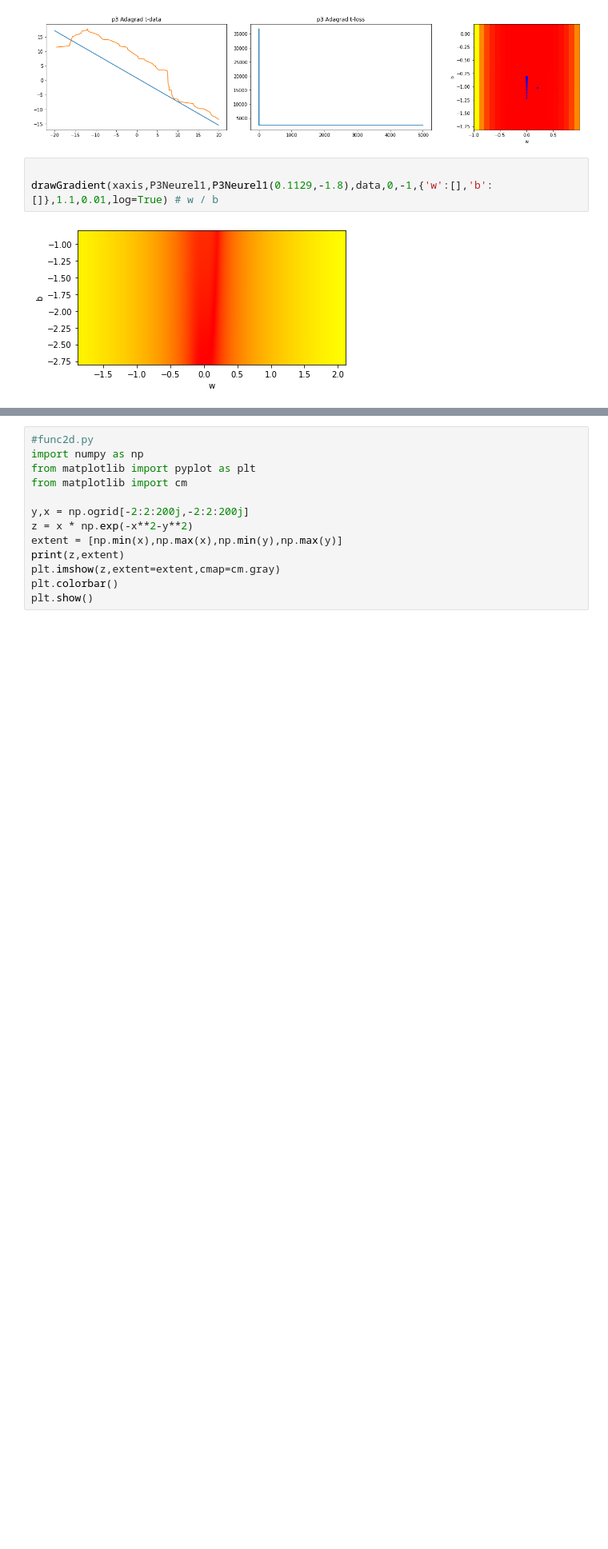
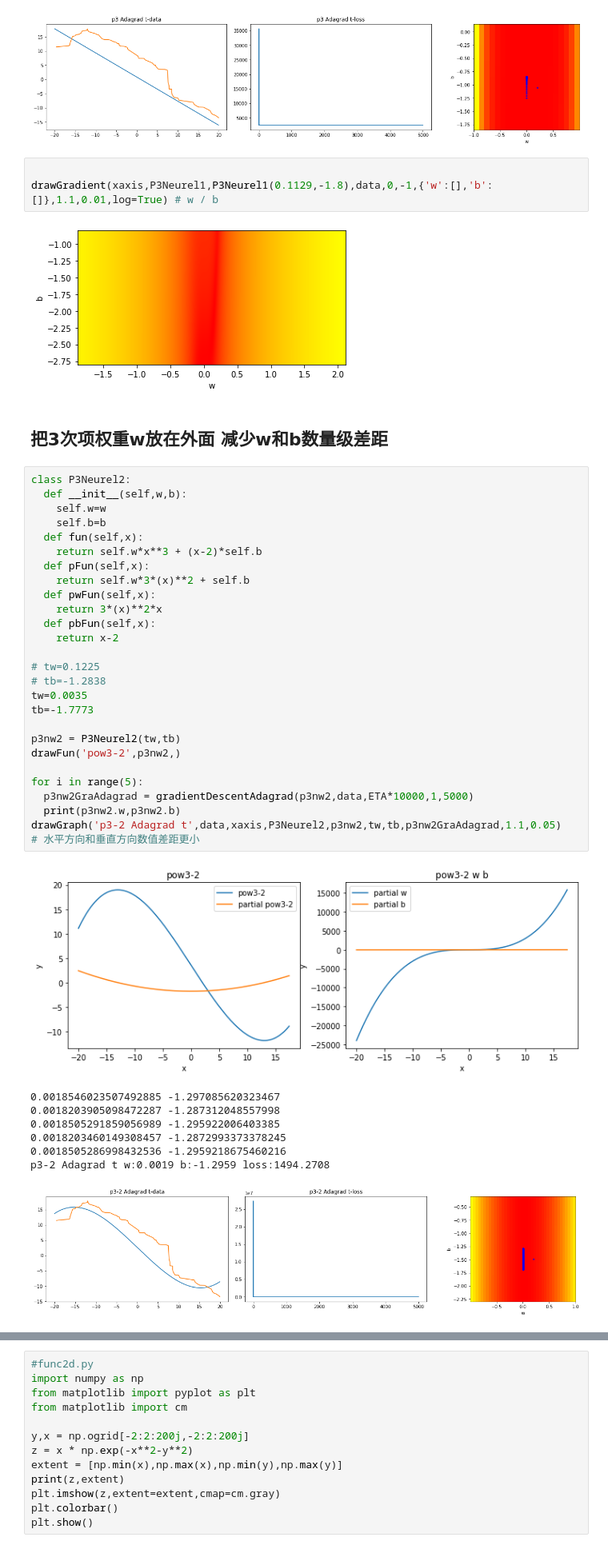
Before and after one commit to thetime50/colab-notebook, a Jupyter notebook: machine-learning/gradient_descent.ipynb, the cells around one changed output, grey strips where cells are left out. Shown at 80% size. Saved outputs shown, nothing was run; the diff lists cells and outputs as text; blank space fills up the shorter version.

```diff
--- a/machine-learning/gradient_descent.ipynb
+++ b/machine-learning/gradient_descent.ipynb
@@ -372,3 +397,41 @@ p3 Adagrad t w:-0.0001 b:-0.8173 loss:2527.9253
 drawGradient(xaxis,P3Neurel1,P3Neurel1(0.1129,-1.8),data,0,-1,{'w':[],'b':[]},1.1,0.01,log=True) # w / b
 # %% [output]
 [figure]
+# %% [markdown]
+## 把3次项权重w放在外面 减少w和b数量级差距
+# %%
+class P3Neurel2:
+  def __init__(self,w,b):
+    self.w=w
+    self.b=b
+  def fun(self,x):
+    return self.w*x**3 + (x-2)*self.b
+  def pFun(self,x):
+    return self.w*3*(x)**2 + self.b
+  def pwFun(self,x):
+    return 3*(x)**2*x
+  def pbFun(self,x):
+    return x-2
+
+# tw=0.1225
+# tb=-1.2838
+tw=0.0035
+tb=-1.7773
+
+p3nw2 = P3Neurel2(tw,tb)
+drawFun('pow3-2',p3nw2,)
+
+for i in range(5):
+  p3nw2GraAdagrad = gradientDescentAdagrad(p3nw2,data,ETA*10000,1,5000)
+  print(p3nw2.w,p3nw2.b)
+drawGraph('p3-2 Adagrad t',data,xaxis,P3Neurel2,p3nw2,tw,tb,p3nw2GraAdagrad,1.1,0.05)
+# 水平方向和垂直方向数值差距更小
+# %% [output]
+[figure, added]
+0.0018546023507492885 -1.297085620323467
+0.0018203905098472287 -1.287312048557998
+0.0018505291859056989 -1.295922006403385
+0.0018203460149308457 -1.2872993373378245
+0.0018505286998432536 -1.2959218675460216
+p3-2 Adagrad t w:0.0019 b:-1.2959 loss:1494.2708
+[figure, added]
```
Also changed, not shown: parts of 8 cells of this notebook.
